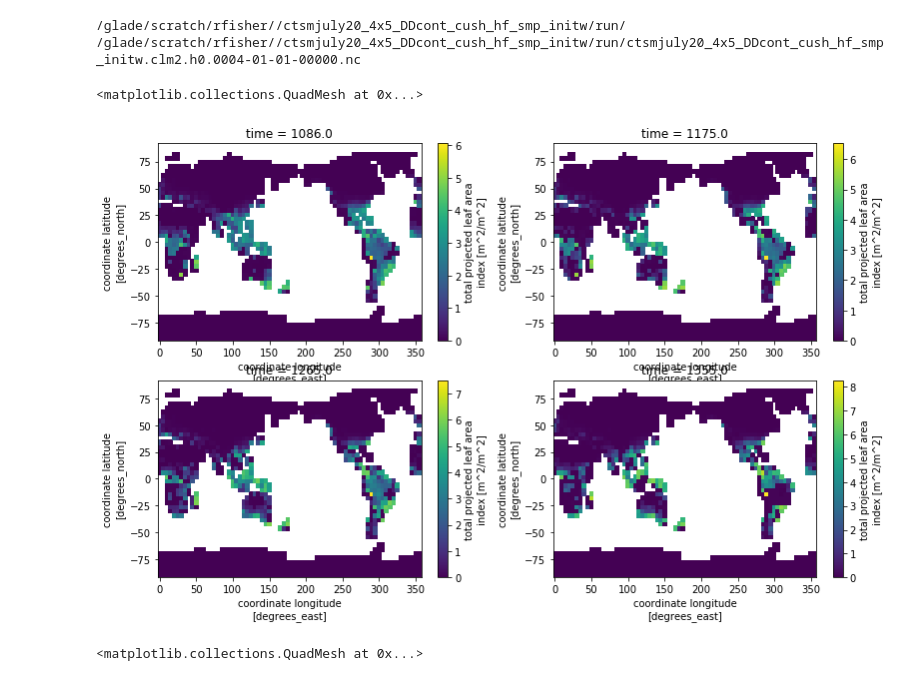
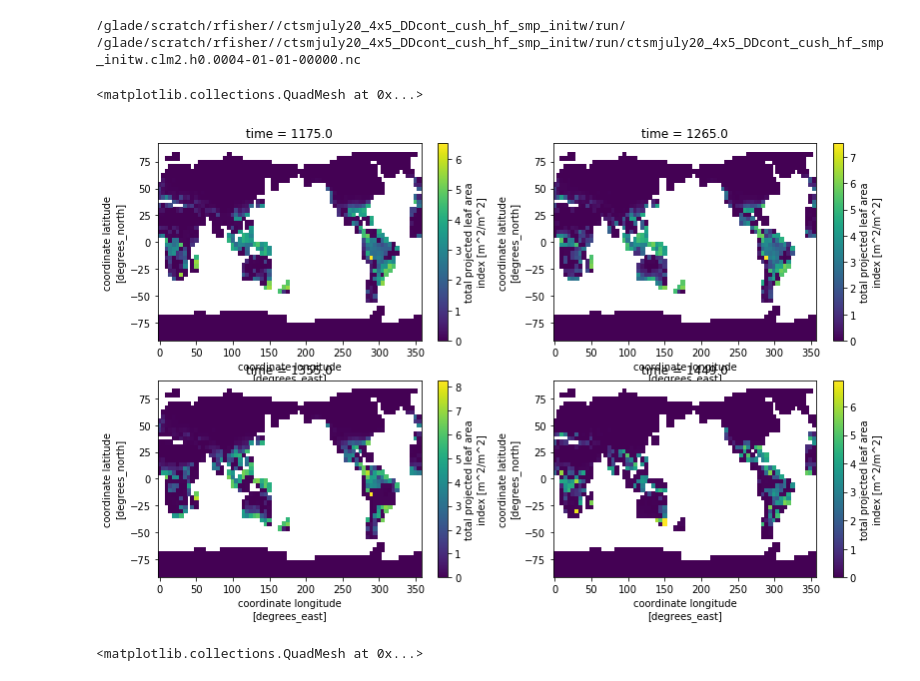
Before and after one commit to rosiealice/global_pft_scripts, a Jupyter notebook: analysis_scripts/droughtdec_initw.ipynb, the cells around one changed output. Cells and saved outputs as stored; diff of their text form; code cells hidden in the pictures.

```diff
--- a/analysis_scripts/droughtdec_initw.ipynb
+++ b/analysis_scripts/droughtdec_initw.ipynb
@@ -58,14 +58,14 @@ arc = scratch + 'archive/' + run + '/lnd/hist/'+ run + '.clm2.h0.'
 # %%
 plt.rcParams['figure.figsize'] = [13, 8]
 fig,([ax0, ax1],[ax2, ax3]) = plt.subplots(ncols=2, nrows=2)
 offs=720
-ds0.TLAI.isel(time=offs+1).plot(ax=ax0)
-ds0.TLAI.isel(time=offs+90).plot(ax=ax1)
-ds0.TLAI.isel(time=offs+180).plot(ax=ax2)
-ds0.TLAI.isel(time=offs+270).plot(ax=ax3)
+ds0.TLAI.isel(time=offs+90).plot(ax=ax0)
+ds0.TLAI.isel(time=offs+180).plot(ax=ax1)
+ds0.TLAI.isel(time=offs+270).plot(ax=ax2)
+ds0.TLAI.isel(time=offs+364).plot(ax=ax3)
 # %% [output]
 <matplotlib.collections.QuadMesh at 0x...>
-[figure, old version]
+[figure, new version]
 # %%
 plt.rcParams['figure.figsize'] = [13, 8]
 fig,([ax0, ax1],[ax2, ax3]) = plt.subplots(ncols=2, nrows=2)
```
Also changed, not shown: parts of 9 cells of this notebook, 1 other file.
